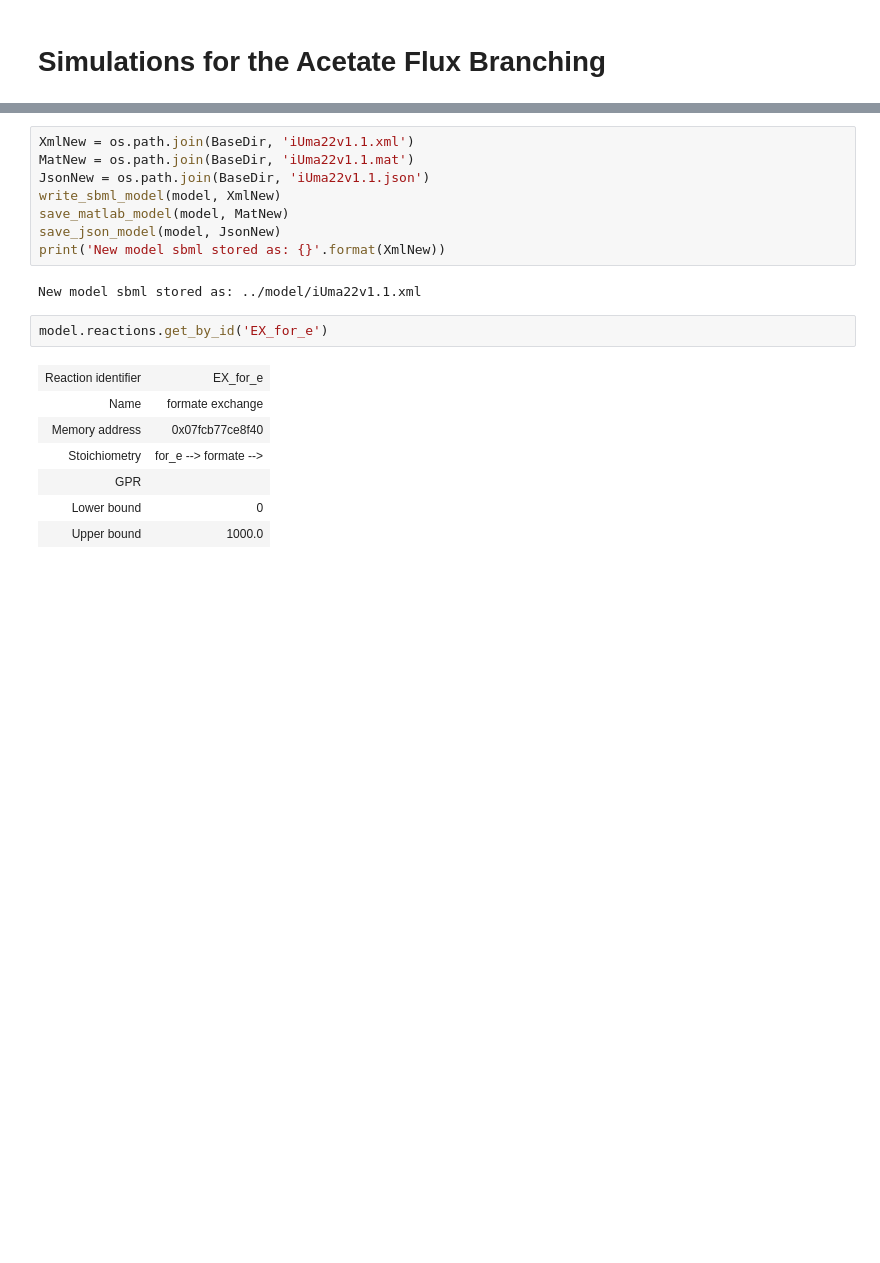
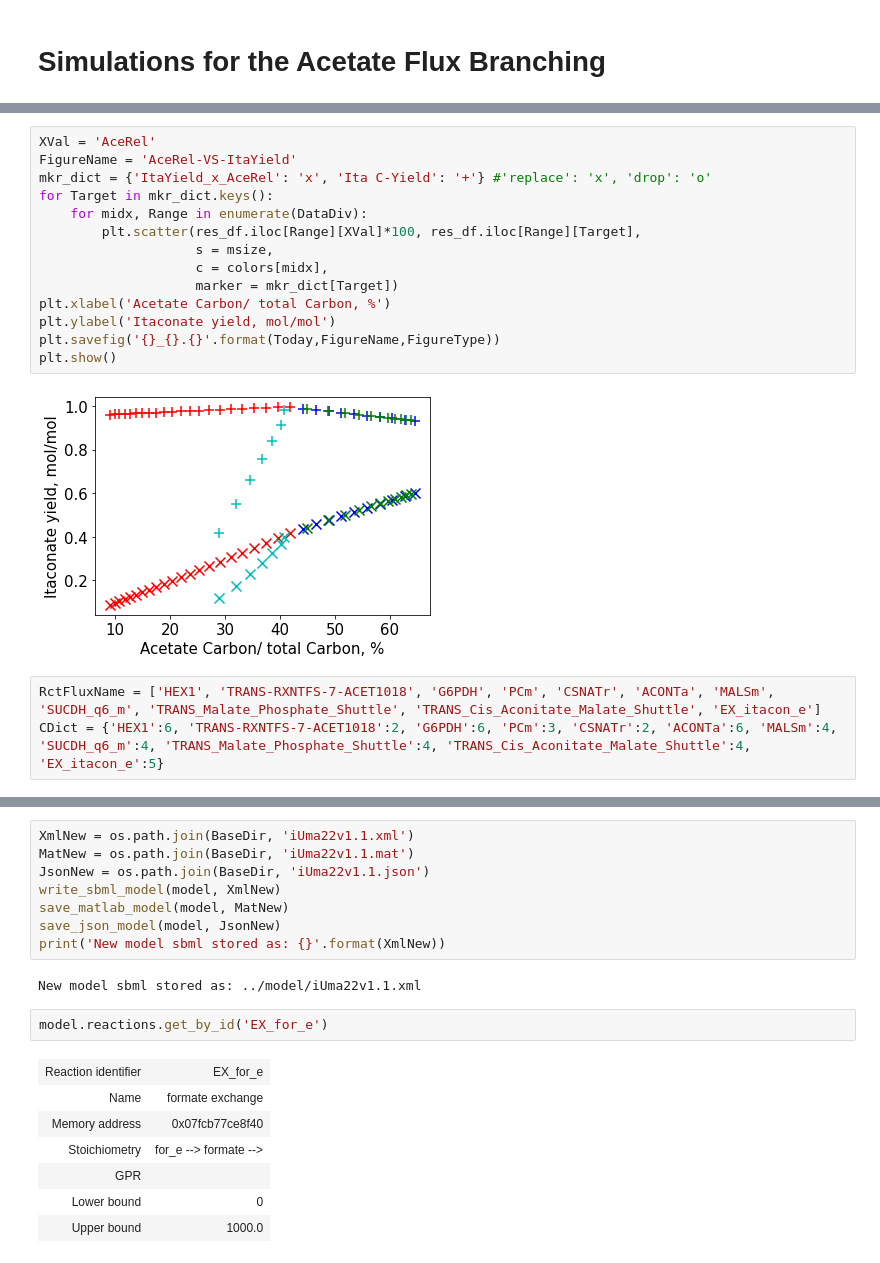
Before and after one commit to iAMB-RWTH-Aachen/Ustilago_maydis-GEM, a Jupyter notebook: code/AcetateBranchSims.ipynb, the cells around one changed output, grey strips where cells are left out. Cells and saved outputs as stored; diff of their text form; blank space fills up the shorter version.

```diff
--- a/code/AcetateBranchSims.ipynb
+++ b/code/AcetateBranchSims.ipynb
@@ -247,0 +272,19 @@ ax = res_df.plot.scatter(x='C-Flux', y='Growth')
+# %%
+XVal = 'AceRel'
+FigureName = 'AceRel-VS-ItaYield'
+mkr_dict = {'ItaYield_x_AceRel': 'x', 'Ita C-Yield': '+'} #'replace': 'x', 'drop': 'o'
+for Target in mkr_dict.keys():
+    for midx, Range in enumerate(DataDiv):
+        plt.scatter(res_df.iloc[Range][XVal]*100, res_df.iloc[Range][Target],
+                    s = msize,
+                    c = colors[midx],
+                    marker = mkr_dict[Target])
+plt.xlabel('Acetate Carbon/ total Carbon, %')
+plt.ylabel('Itaconate yield, mol/mol')
+plt.savefig('{}_{}.{}'.format(Today,FigureName,FigureType))
+plt.show()
+# %% [output]
+[figure, added]
+# %%
+RctFluxName = ['HEX1', 'TRANS-RXNTFS-7-ACET1018', 'G6PDH', 'PCm', 'CSNATr', 'ACONTa', 'MALSm', 'SUCDH_q6_m', 'TRANS_Malate_Phosphate_Shuttle', 'TRANS_Cis_Aconitate_Malate_Shuttle', 'EX_itacon_e']
+CDict = {'HEX1':6, 'TRANS-RXNTFS-7-ACET1018':2, 'G6PDH':6, 'PCm':3, 'CSNATr':2, 'ACONTa':6, 'MALSm':4, 'SUCDH_q6_m':4, 'TRANS_Malate_Phosphate_Shuttle':4, 'TRANS_Cis_Aconitate_Malate_Shuttle':4, 'EX_itacon_e':5}
```
Also changed, not shown: parts of 14 cells of this notebook, 6 other files.
